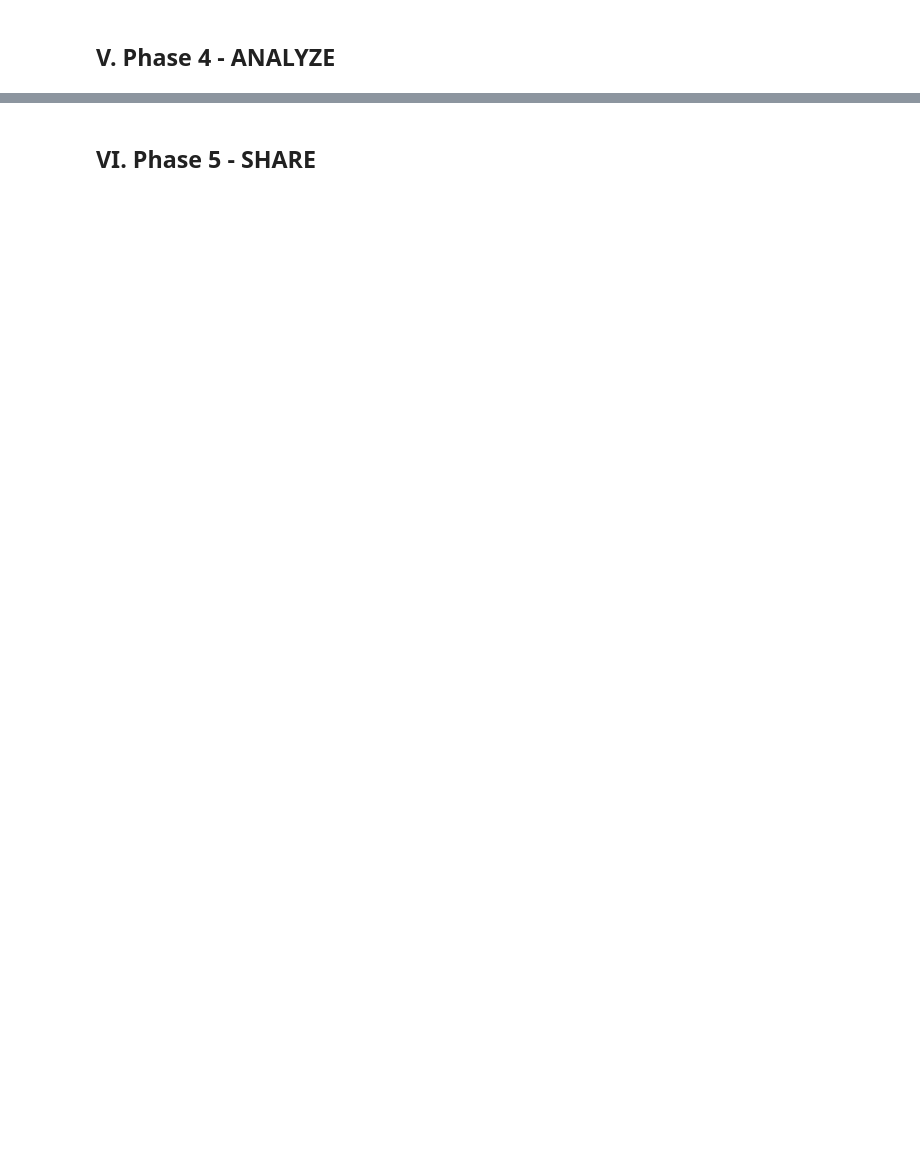
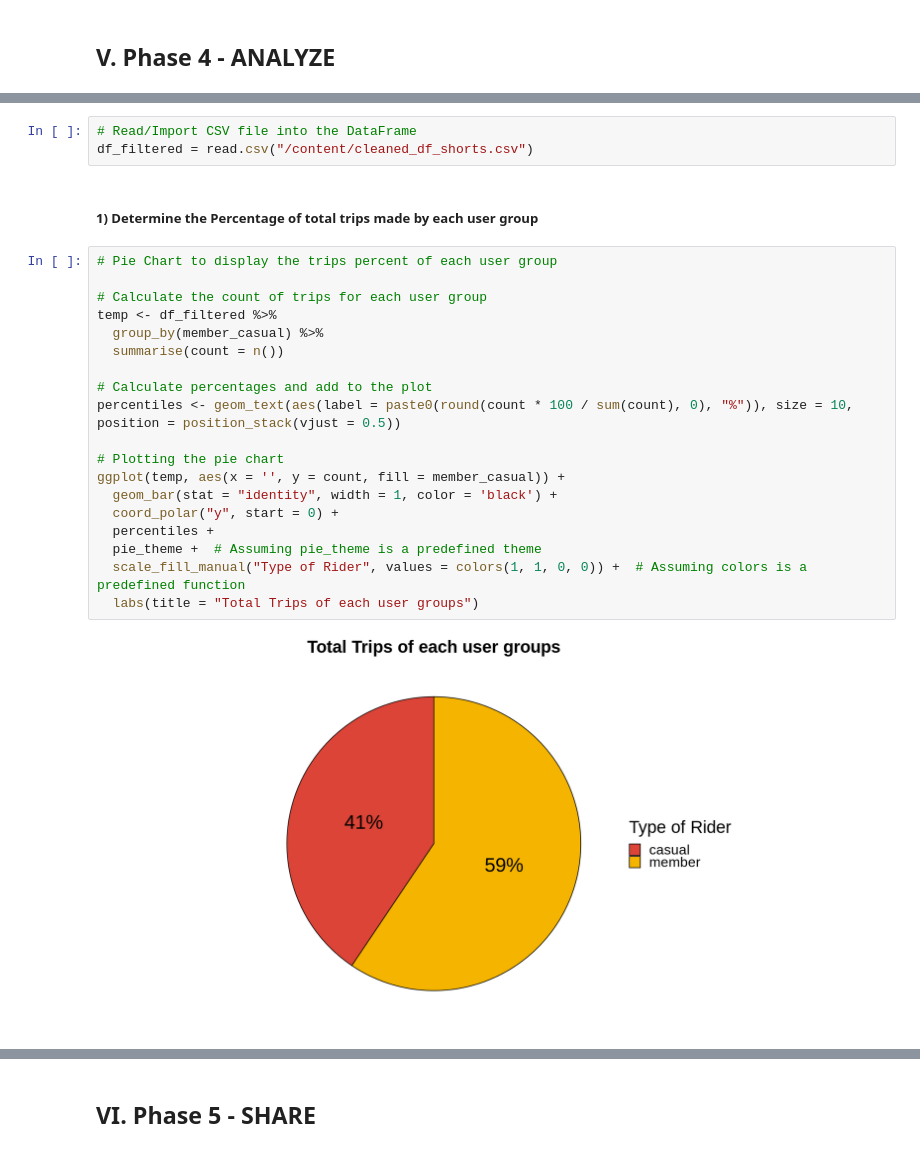
Before and after one commit to Balav-Shamra/Google-Data-Analytics-Professional-Certificate, a Jupyter notebook: Case_Study_1_Cyclistic.ipynb, the cells around one changed output, grey strips where cells are left out. Saved outputs shown, nothing was run; the diff lists cells and outputs as text; blank space fills up the shorter version.

```diff
--- a/Case_Study_1_Cyclistic.ipynb
+++ b/Case_Study_1_Cyclistic.ipynb
@@ -475,0 +477,26 @@ df_filtered = read.csv("/content/cleaned_df.csv")
+# %%
+# Read/Import CSV file into the DataFrame
+df_filtered = read.csv("/content/cleaned_df_shorts.csv")
+# %% [markdown]
+##### **1) Determine the Percentage of total trips made by each user group**
+# %%
+# Pie Chart to display the trips percent of each user group
+
+# Calculate the count of trips for each user group
+temp <- df_filtered %>%
+  group_by(member_casual) %>%
+  summarise(count = n())
+
+# Calculate percentages and add to the plot
+percentiles <- geom_text(aes(label = paste0(round(count * 100 / sum(count), 0), "%")), size = 10, position = position_stack(vjust = 0.5))
+
+# Plotting the pie chart
+ggplot(temp, aes(x = '', y = count, fill = member_casual)) +
+  geom_bar(stat = "identity", width = 1, color = 'black') +
+  coord_polar("y", start = 0) +
+  percentiles +
+  pie_theme +  # Assuming pie_theme is a predefined theme
+  scale_fill_manual("Type of Rider", values = colors(1, 1, 0, 0)) +  # Assuming colors is a predefined function
+  labs(title = "Total Trips of each user groups")
+# %% [output]
+[figure, added]
```
Also changed, not shown: parts of 21 cells of this notebook.
